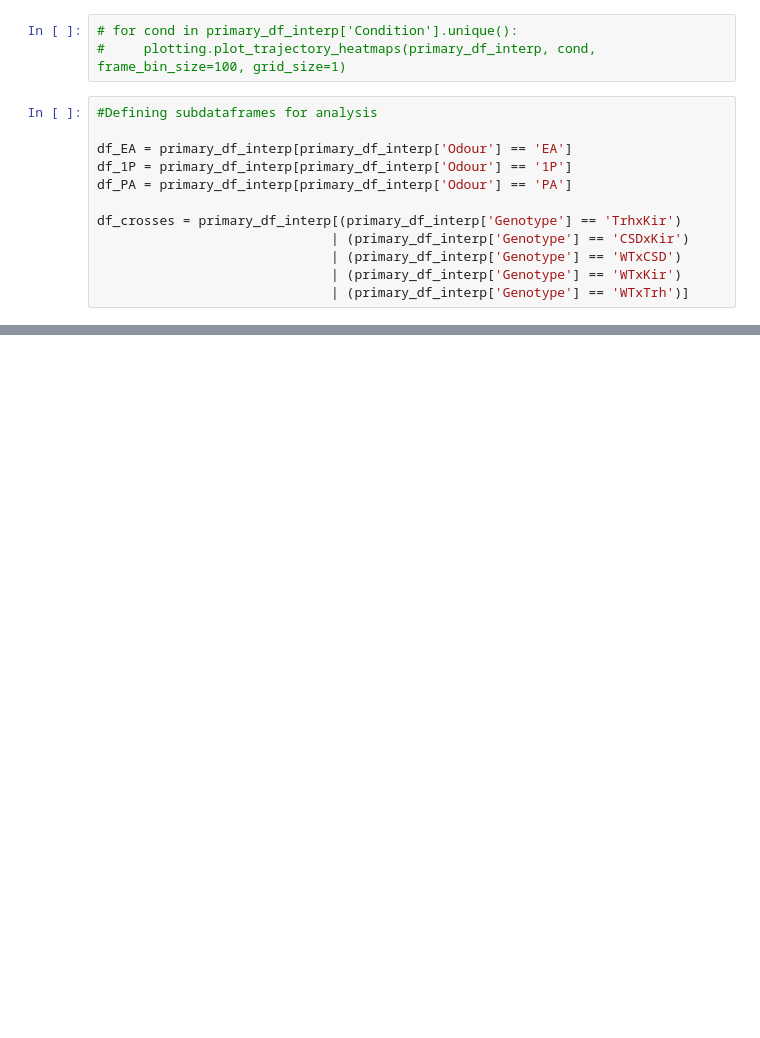
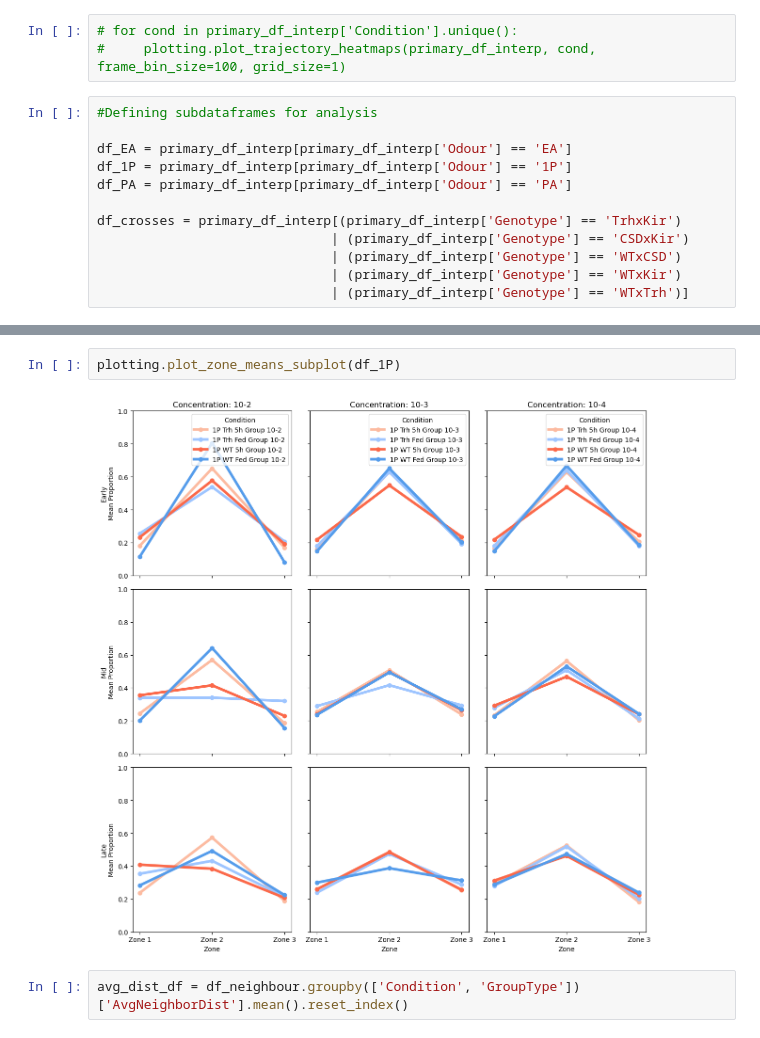
Before and after one commit to HariPNarayanan/larva-locater, a Jupyter notebook: Structured/analysis.ipynb, the cells around one changed output, grey strips where cells are left out. Saved outputs shown, nothing was run; the diff lists cells and outputs as text; blank space fills up the shorter version.

```diff
--- a/Structured/analysis.ipynb
+++ b/Structured/analysis.ipynb
@@ -138,0 +93,6 @@ Setting a gradient palette using color= is deprecated and will be removed in v0.
+# %%
+plotting.plot_zone_means_subplot(df_1P)
+# %% [output]
+[figure, added]
+# %%
+avg_dist_df = df_neighbour.groupby(['Condition', 'GroupType'])['AvgNeighborDist'].mean().reset_index()
```
Also changed, not shown: parts of 41 cells of this notebook, 4 other files.
